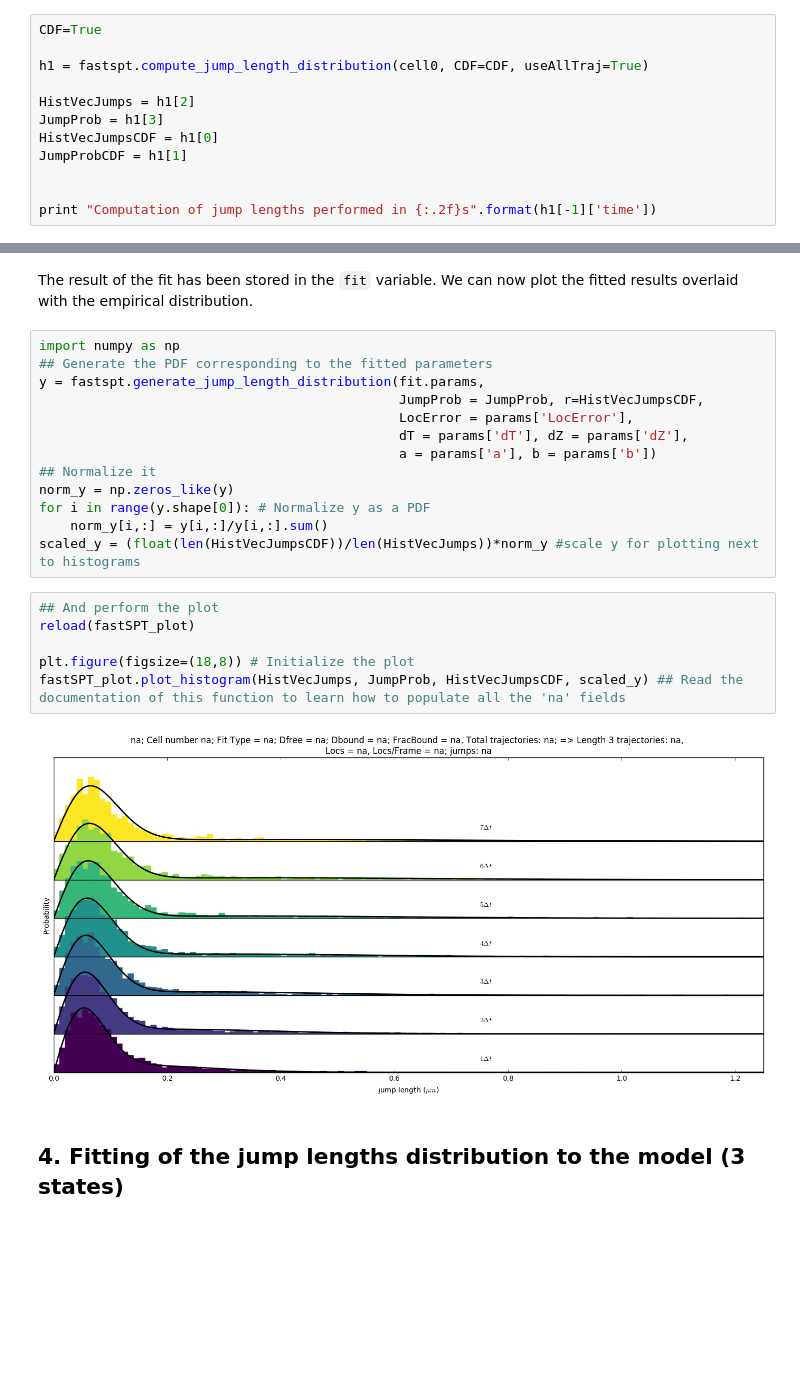
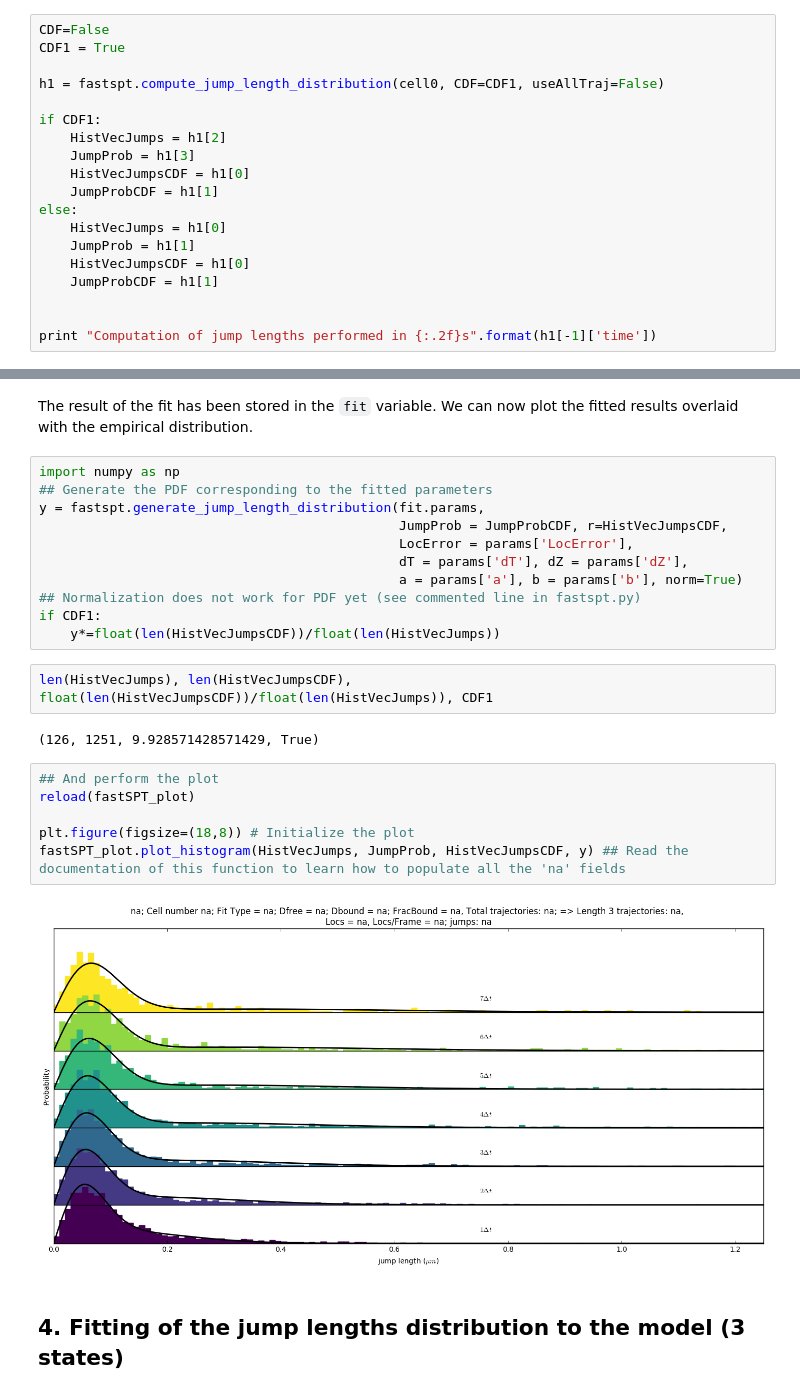
Before and after one commit to elifesciences-publications/spot-on-cli, a Jupyter notebook: fastSPT_tutorial.ipynb, the cells around one changed output, grey strips where cells are left out. Drawn from its saved outputs; the diff is of its cells as text; blank space fills up the shorter version.

```diff
--- a/fastSPT_tutorial.ipynb
+++ b/fastSPT_tutorial.ipynb
@@ -53,14 +53,21 @@ cellall = fastSPT_tools.load_dataset("./datasets/", 1, [0,1,2,3,4,5,6,7]) ## Loa
 # %% [markdown]
 ## 2. Computation of the jump lengths distribution
 # %%
-CDF=True
+CDF=False
+CDF1 = True
 
-h1 = fastspt.compute_jump_length_distribution(cell0, CDF=CDF, useAllTraj=True)
+h1 = fastspt.compute_jump_length_distribution(cell0, CDF=CDF1, useAllTraj=False)
 
-HistVecJumps = h1[2]
-JumpProb = h1[3]
-HistVecJumpsCDF = h1[0]
-JumpProbCDF = h1[1]
+if CDF1:
+    HistVecJumps = h1[2]
+    JumpProb = h1[3]
+    HistVecJumpsCDF = h1[0]
+    JumpProbCDF = h1[1]
+else:
+    HistVecJumps = h1[0]
+    JumpProb = h1[1]
+    HistVecJumpsCDF = h1[0]
+    JumpProbCDF = h1[1]
 
 
 print "Computation of jump lengths performed in {:.2f}s".format(h1[-1]['time'])
@@ -115,23 +132,25 @@ The result of the fit has been stored in the `fit` variable. We can now plot the
 import numpy as np
 ## Generate the PDF corresponding to the fitted parameters
 y = fastspt.generate_jump_length_distribution(fit.params,
-                                              JumpProb = JumpProb, r=HistVecJumpsCDF,
+                                              JumpProb = JumpProbCDF, r=HistVecJumpsCDF,
                                               LocError = params['LocError'],
                                               dT = params['dT'], dZ = params['dZ'],
-                                              a = params['a'], b = params['b'])
-## Normalize it
-norm_y = np.zeros_like(y)
-for i in range(y.shape[0]): # Normalize y as a PDF
-    norm_y[i,:] = y[i,:]/y[i,:].sum()
-scaled_y = (float(len(HistVecJumpsCDF))/len(HistVecJumps))*norm_y #scale y for plotting next to histograms
+                                              a = params['a'], b = params['b'], norm=True)
+## Normalization does not work for PDF yet (see commented line in fastspt.py)
+if CDF1:
+    y*=float(len(HistVecJumpsCDF))/float(len(HistVecJumps))
+# %%
+len(HistVecJumps), len(HistVecJumpsCDF), float(len(HistVecJumpsCDF))/float(len(HistVecJumps)), CDF1
+# %% [output]
+(126, 1251, 9.928571428571429, True)
 # %%
 ## And perform the plot
 reload(fastSPT_plot)
 
 plt.figure(figsize=(18,8)) # Initialize the plot
-fastSPT_plot.plot_histogram(HistVecJumps, JumpProb, HistVecJumpsCDF, scaled_y) ## Read the documentation of this function to learn how to populate all the 'na' fields
+fastSPT_plot.plot_histogram(HistVecJumps, JumpProb, HistVecJumpsCDF, y) ## Read the documentation of this function to learn how to populate all the 'na' fields
 # %% [output]
-[figure, old version]
+[figure, new version]
 # %% [markdown]
 ## 4. Fitting of the jump lengths distribution to the model (3 states)
 # %%
```
Also changed, not shown: parts of 9 cells of this notebook.
